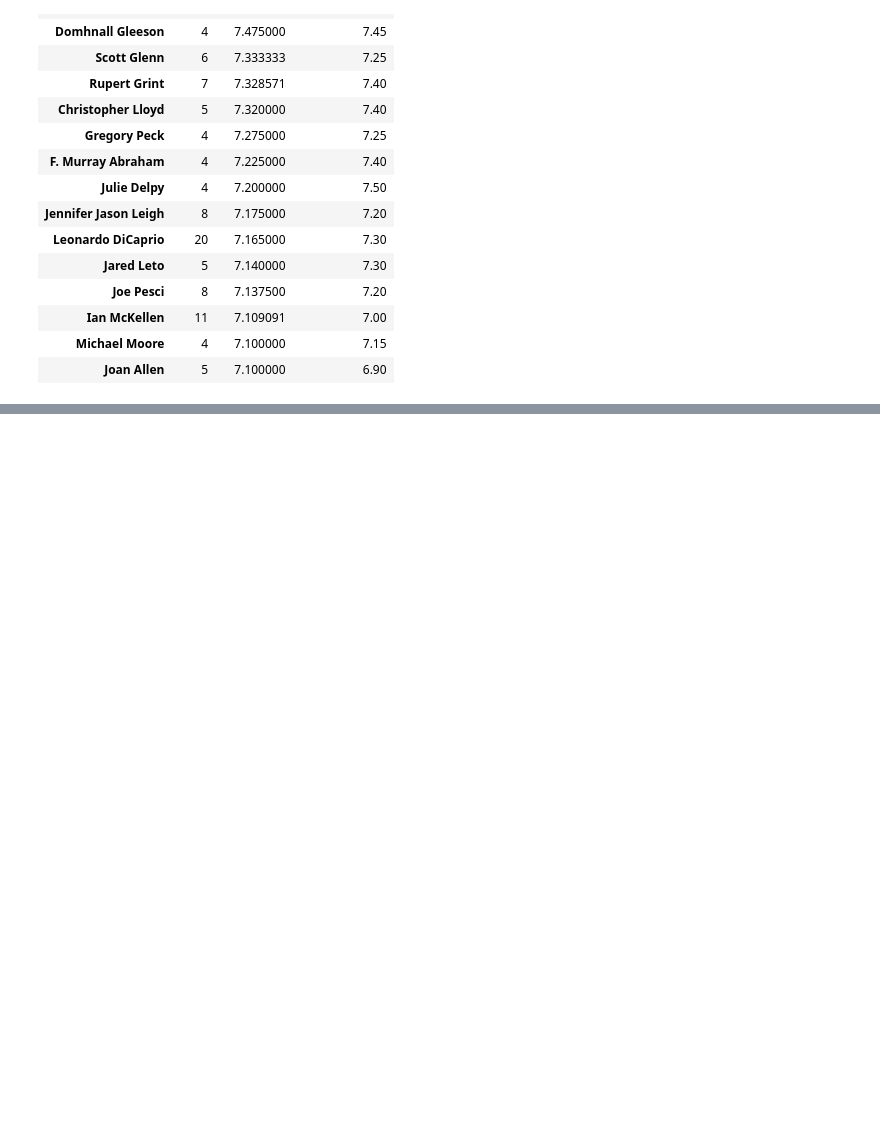
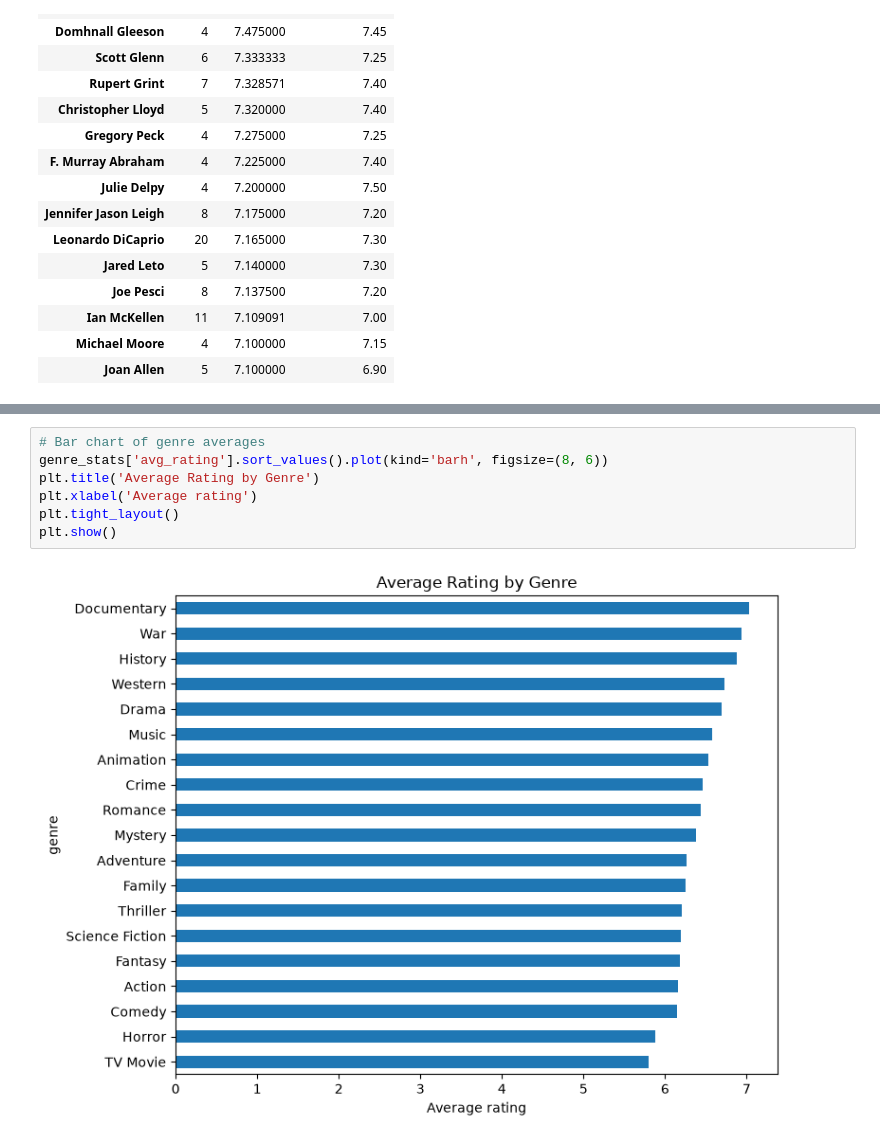
Before and after one commit to BashCtl/movie-explorer, a Jupyter notebook: movies.ipynb, the cells around one changed output, grey strips where cells are left out. Saved outputs shown, nothing was run; the diff lists cells and outputs as text; blank space fills up the shorter version.

```diff
--- a/movies.ipynb
+++ b/movies.ipynb
@@ -481,0 +552,9 @@ actor_stats.head(15)
+# %%
+# Bar chart of genre averages
+genre_stats['avg_rating'].sort_values().plot(kind='barh', figsize=(8, 6))
+plt.title('Average Rating by Genre')
+plt.xlabel('Average rating')
+plt.tight_layout()
+plt.show()
+# %% [output]
+[figure, added]
```
Also changed, not shown: parts of 12 cells of this notebook, 4 other files.
